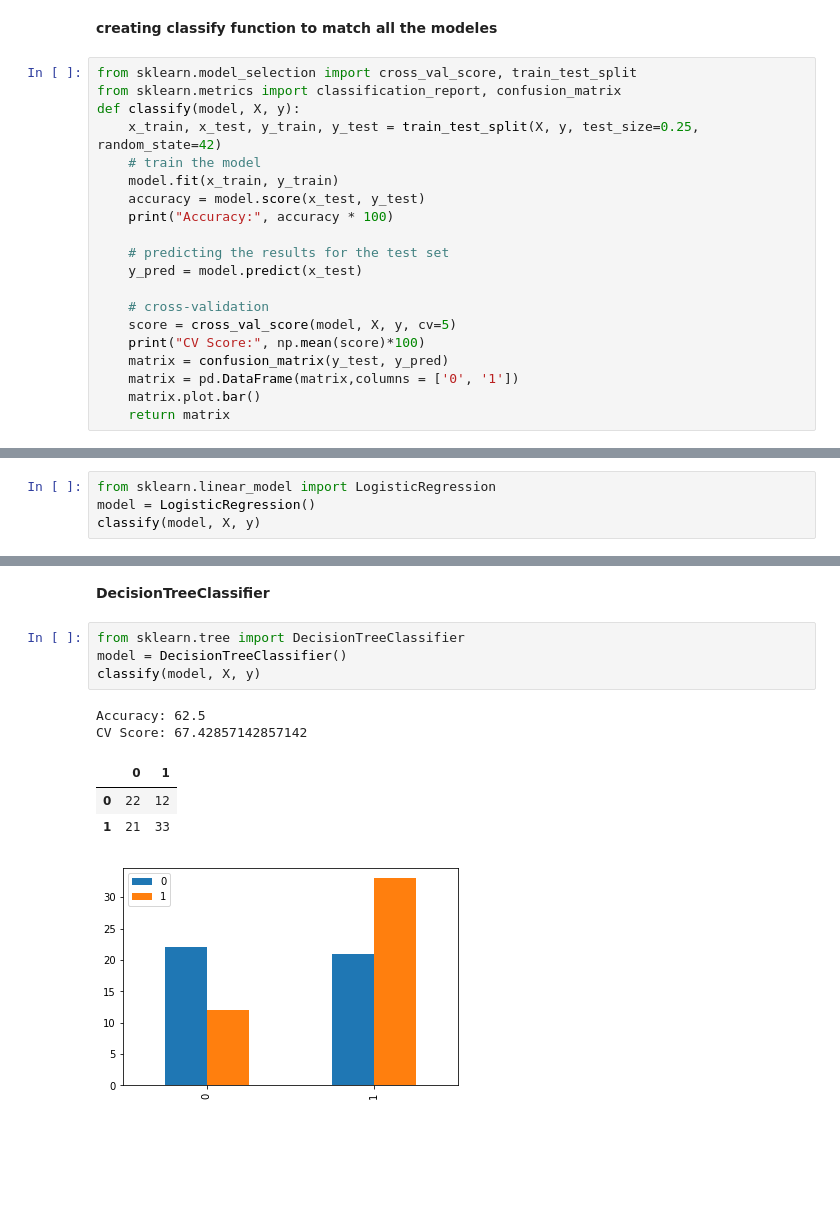
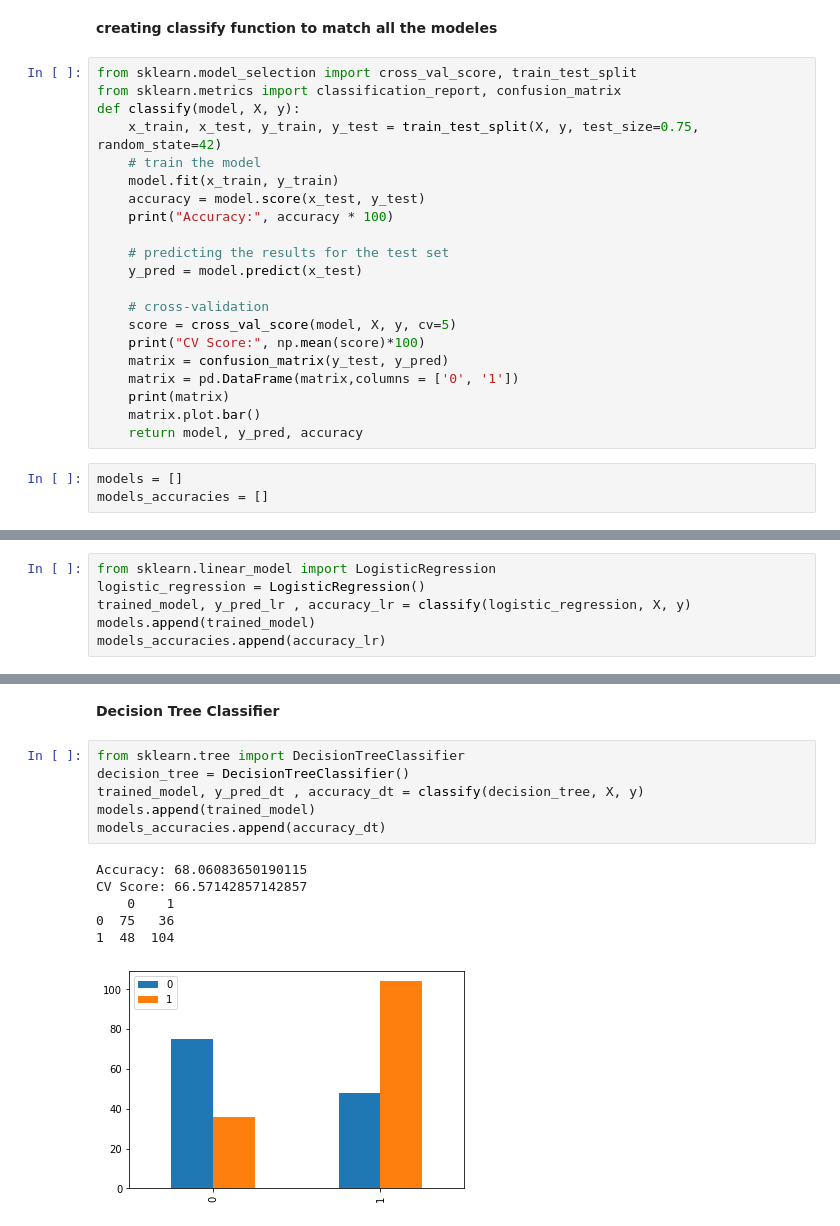
Before and after one commit to arielya10/Wine-Ranking-Prediction, a Jupyter notebook: Wine Ranking Prediction.ipynb, the cells around one changed output, grey strips where cells are left out. Cells and saved outputs as stored; diff of their text form; blank space fills up the shorter version.

```diff
--- a/Wine Ranking Prediction.ipynb
+++ b/Wine Ranking Prediction.ipynb
@@ -221,7 +301,7 @@ y = df['quality']
 from sklearn.model_selection import cross_val_score, train_test_split
 from sklearn.metrics import classification_report, confusion_matrix
 def classify(model, X, y):
-    x_train, x_test, y_train, y_test = train_test_split(X, y, test_size=0.25, random_state=42)
+    x_train, x_test, y_train, y_test = train_test_split(X, y, test_size=0.75, random_state=42)
     # train the model
     model.fit(x_train, y_train)
     accuracy = model.score(x_test, y_test)
@@ -235,6 +315,10 @@ def classify(model, X, y):
     print("CV Score:", np.mean(score)*100)
     matrix = confusion_matrix(y_test, y_pred)
     matrix = pd.DataFrame(matrix,columns = ['0', '1'])
+    print(matrix)
     matrix.plot.bar()
-    return matrix
+    return model, y_pred, accuracy
+# %%
+models = []
+models_accuracies = []
 # %% [markdown]
@@ -242,5 +326,7 @@ def classify(model, X, y):
 # %%
 from sklearn.linear_model import LogisticRegression
-model = LogisticRegression()
-classify(model, X, y)
+logistic_regression = LogisticRegression()
+trained_model, y_pred_lr , accuracy_lr = classify(logistic_regression, X, y)
+models.append(trained_model)
+models_accuracies.append(accuracy_lr)
 # %% [output]
@@ -253,14 +339,16 @@ CV Score: 76.85714285714286
 # %% [markdown]
-**DecisionTreeClassifier**
+**Decision Tree Classifier**
 # %%
 from sklearn.tree import DecisionTreeClassifier
-model = DecisionTreeClassifier()
-classify(model, X, y)
+decision_tree = DecisionTreeClassifier()
+trained_model, y_pred_dt , accuracy_dt = classify(decision_tree, X, y)
+models.append(trained_model)
+models_accuracies.append(accuracy_dt)
 # %% [output]
-Accuracy: 62.5
-CV Score: 67.42857142857142
+Accuracy: 68.06083650190115
+CV Score: 66.57142857142857
+    0    1
+0  75   36
+1  48  104
-|  | 0 | 1 |
-| 0 | 22 | 12 |
-| 1 | 21 | 33 |
-[figure, old version]
+[figure, new version]
 # %% [markdown]
```
Also changed, not shown: parts of 28 cells of this notebook.
